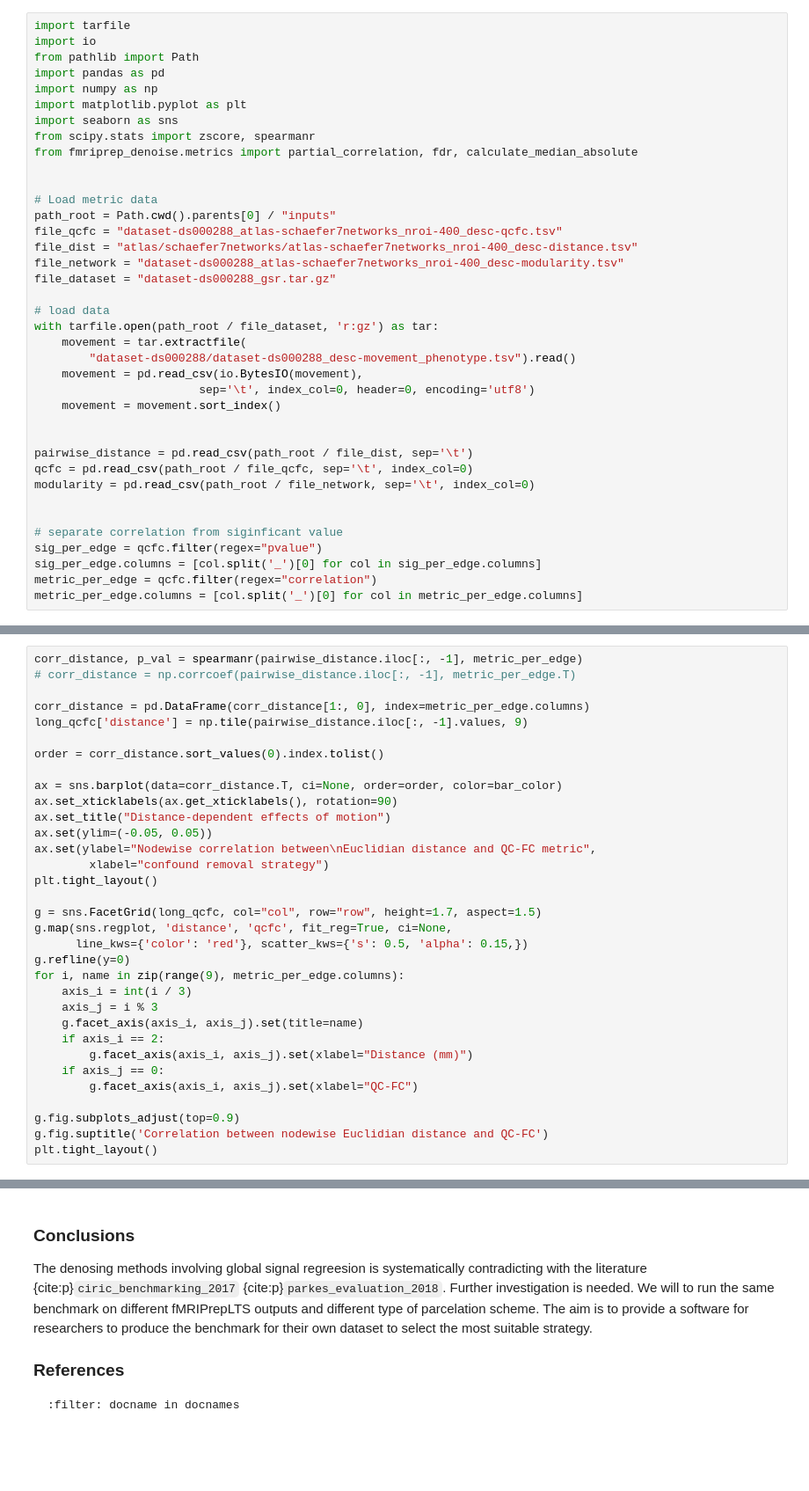
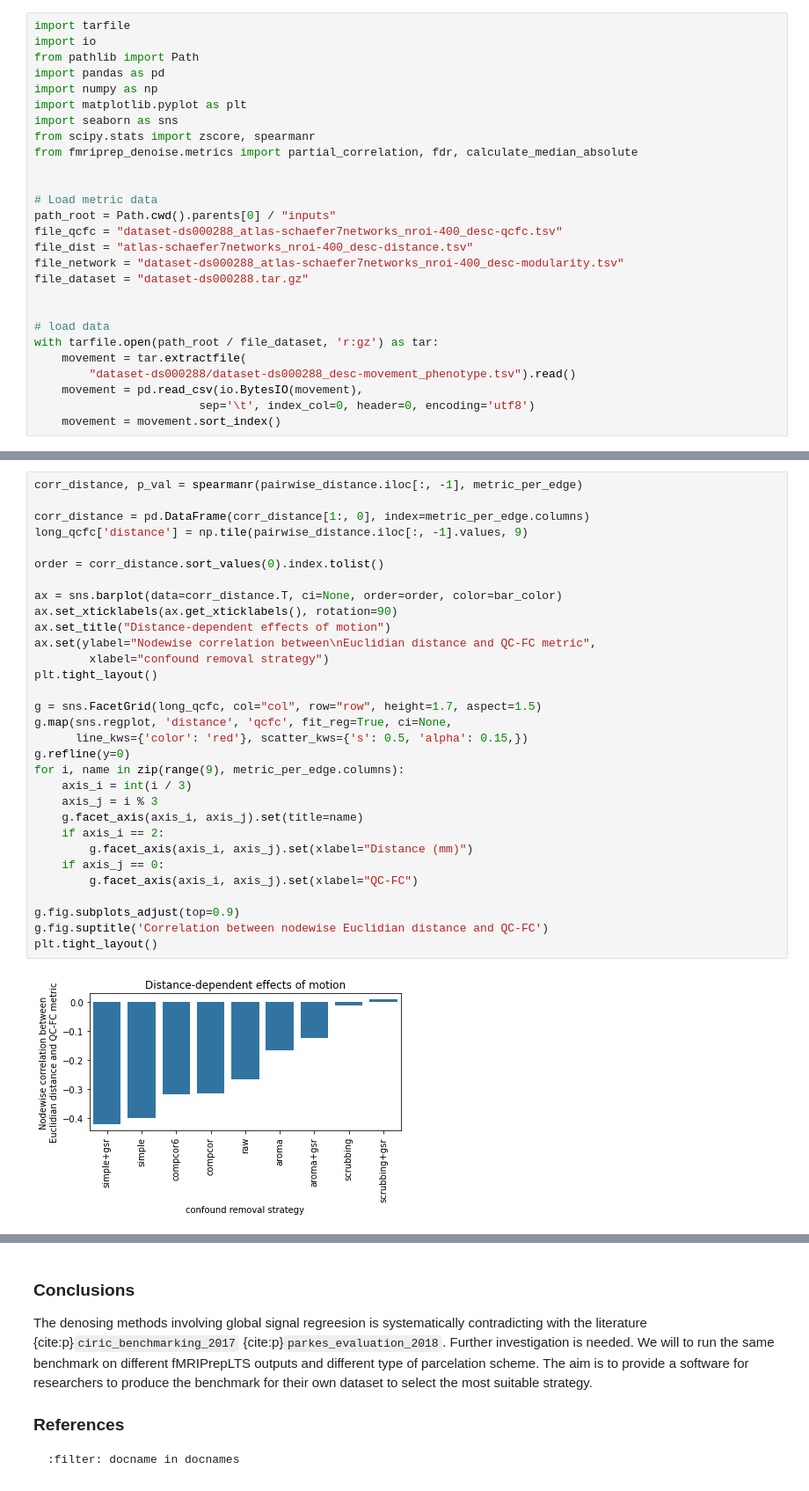
Before and after one commit to SIMEXP/fmriprep-denoise-benchmark, a Jupyter notebook: content/ohbm2022abstract.ipynb, the cells around one changed output, grey strips where cells are left out. Shown at 88% size. Saved outputs shown, nothing was run; the diff lists cells and outputs as text; blank space fills up the shorter version.

```diff
--- a/content/ohbm2022abstract.ipynb
+++ b/content/ohbm2022abstract.ipynb
@@ -15,9 +13,10 @@ from fmriprep_denoise.metrics import partial_correlation, fdr, calculate_median_
 # Load metric data
 path_root = Path.cwd().parents[0] / "inputs"
 file_qcfc = "dataset-ds000288_atlas-schaefer7networks_nroi-400_desc-qcfc.tsv"
-file_dist = "atlas/schaefer7networks/atlas-schaefer7networks_nroi-400_desc-distance.tsv"
+file_dist = "atlas-schaefer7networks_nroi-400_desc-distance.tsv"
 file_network = "dataset-ds000288_atlas-schaefer7networks_nroi-400_desc-modularity.tsv"
-file_dataset = "dataset-ds000288_gsr.tar.gz"
+file_dataset = "dataset-ds000288.tar.gz"
+
 
 # load data
 with tarfile.open(path_root / file_dataset, 'r:gz') as tar:
@@ -26,15 +25,3 @@ with tarfile.open(path_root / file_dataset, 'r:gz') as tar:
     movement = pd.read_csv(io.BytesIO(movement),
                         sep='\t', index_col=0, header=0, encoding='utf8')
     movement = movement.sort_index()
-
-
-pairwise_distance = pd.read_csv(path_root / file_dist, sep='\t')
-qcfc = pd.read_csv(path_root / file_qcfc, sep='\t', index_col=0)
-modularity = pd.read_csv(path_root / file_network, sep='\t', index_col=0)
-
-
-# separate correlation from siginficant value
-sig_per_edge = qcfc.filter(regex="pvalue")
-sig_per_edge.columns = [col.split('_')[0] for col in sig_per_edge.columns]
-metric_per_edge = qcfc.filter(regex="correlation")
-metric_per_edge.columns = [col.split('_')[0] for col in metric_per_edge.columns]
@@ -146,33 +168,33 @@ plt.tight_layout()
 # %%
 corr_distance, p_val = spearmanr(pairwise_distance.iloc[:, -1], metric_per_edge)
-# corr_distance = np.corrcoef(pairwise_distance.iloc[:, -1], metric_per_edge.T)
 
 corr_distance = pd.DataFrame(corr_distance[1:, 0], index=metric_per_edge.columns)
 long_qcfc['distance'] = np.tile(pairwise_distance.iloc[:, -1].values, 9)
 
 order = corr_distance.sort_values(0).index.tolist()
 
 ax = sns.barplot(data=corr_distance.T, ci=None, order=order, color=bar_color)
 ax.set_xticklabels(ax.get_xticklabels(), rotation=90)
 ax.set_title("Distance-dependent effects of motion")
-ax.set(ylim=(-0.05, 0.05))
 ax.set(ylabel="Nodewise correlation between\nEuclidian distance and QC-FC metric",
         xlabel="confound removal strategy")
 plt.tight_layout()
 
 g = sns.FacetGrid(long_qcfc, col="col", row="row", height=1.7, aspect=1.5)
 g.map(sns.regplot, 'distance', 'qcfc', fit_reg=True, ci=None,
       line_kws={'color': 'red'}, scatter_kws={'s': 0.5, 'alpha': 0.15,})
 g.refline(y=0)
 for i, name in zip(range(9), metric_per_edge.columns):
     axis_i = int(i / 3)
     axis_j = i % 3
     g.facet_axis(axis_i, axis_j).set(title=name)
     if axis_i == 2:
         g.facet_axis(axis_i, axis_j).set(xlabel="Distance (mm)")
     if axis_j == 0:
         g.facet_axis(axis_i, axis_j).set(xlabel="QC-FC")
 
 g.fig.subplots_adjust(top=0.9)
 g.fig.suptitle('Correlation between nodewise Euclidian distance and QC-FC')
 plt.tight_layout()
+# %% [output]
+[figure, added]
```
Also changed, not shown: parts of 9 cells of this notebook, 1 other file.
